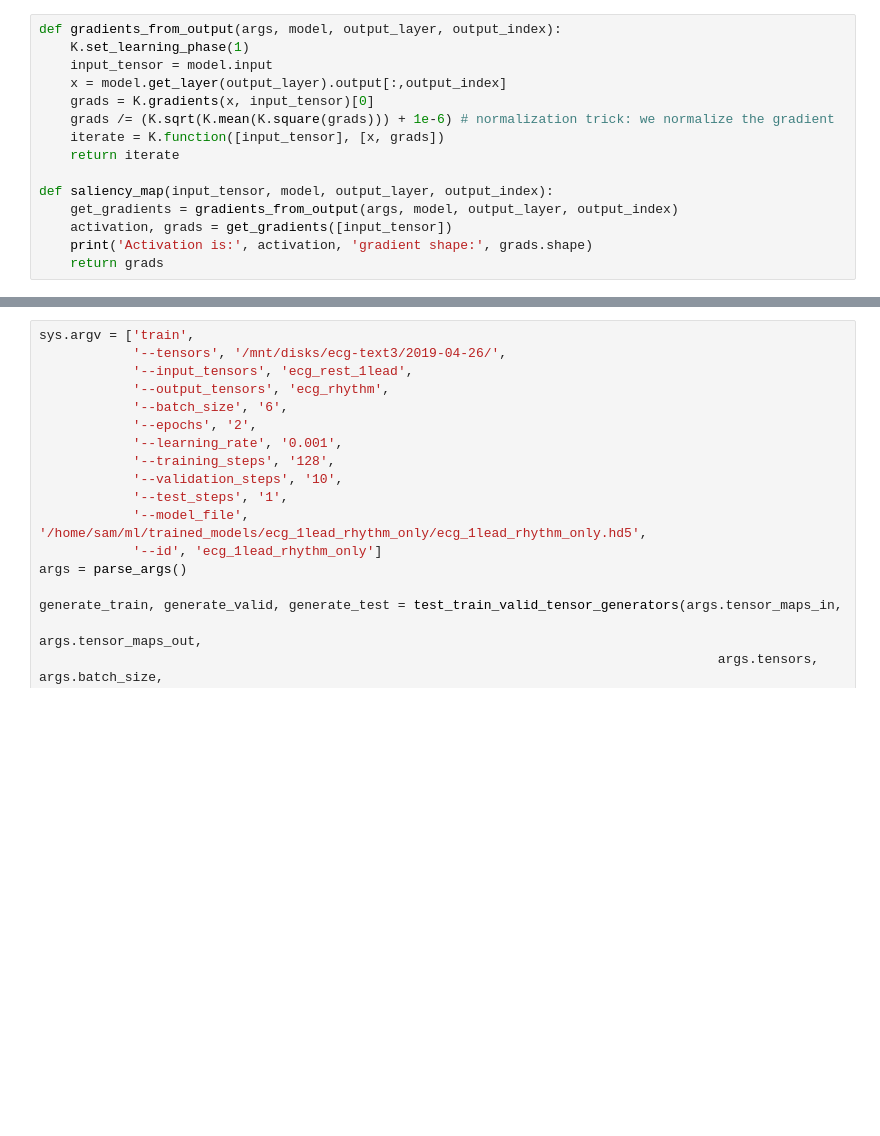
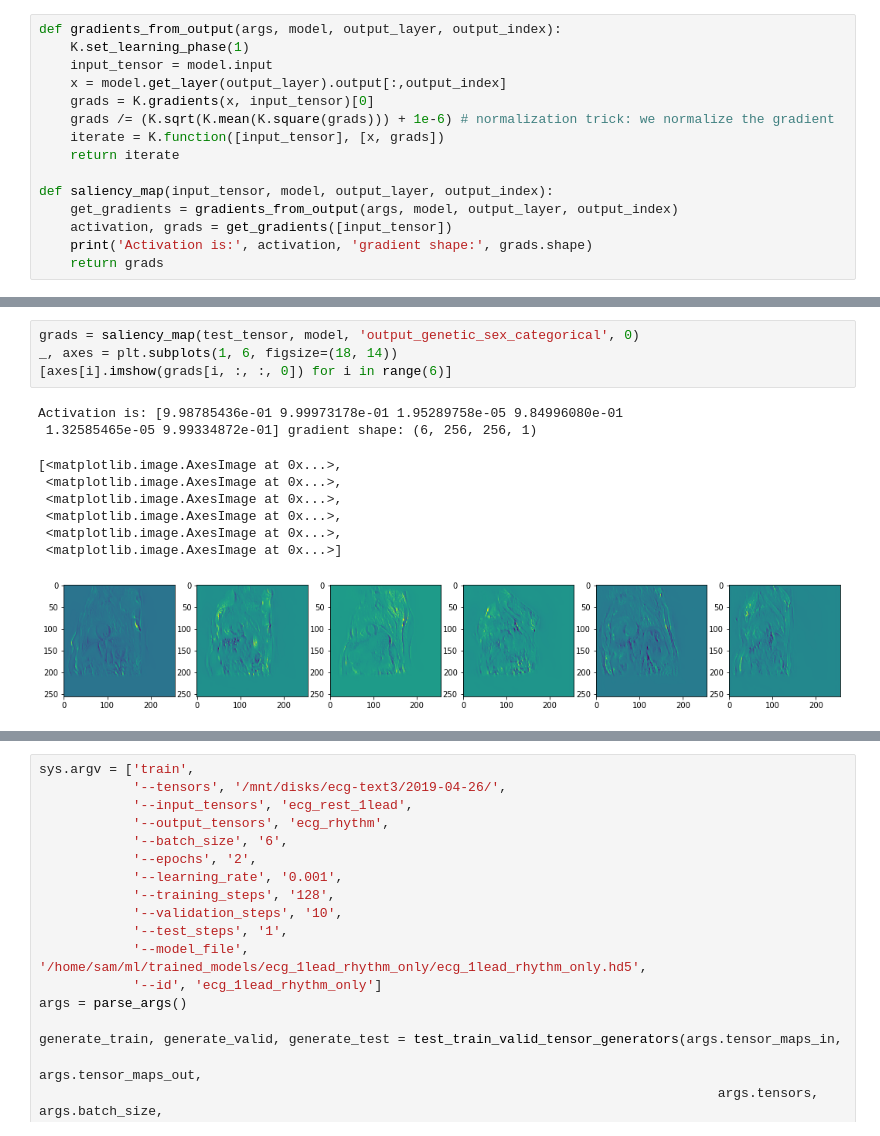
Before and after one commit to broadinstitute/ml4h, a Jupyter notebook: notebooks/saliency_maps.ipynb, the cells around one changed output, grey strips where cells are left out. Saved outputs shown, nothing was run; the diff lists cells and outputs as text; blank space fills up the shorter version.

Commit message:
add age bmi and sex saliency

```diff
--- a/notebooks/saliency_maps.ipynb
+++ b/notebooks/saliency_maps.ipynb
@@ -122,0 +263,14 @@ _, axes = plt.subplots(1, 6, figsize=(18, 14))
+# %%
+grads = saliency_map(test_tensor, model, 'output_genetic_sex_categorical', 0)
+_, axes = plt.subplots(1, 6, figsize=(18, 14))
+[axes[i].imshow(grads[i, :, :, 0]) for i in range(6)]
+# %% [output]
+Activation is: [9.98785436e-01 9.99973178e-01 1.95289758e-05 9.84996080e-01
+ 1.32585465e-05 9.99334872e-01] gradient shape: (6, 256, 256, 1)
+[<matplotlib.image.AxesImage at 0x...>,
+ <matplotlib.image.AxesImage at 0x...>,
+ <matplotlib.image.AxesImage at 0x...>,
+ <matplotlib.image.AxesImage at 0x...>,
+ <matplotlib.image.AxesImage at 0x...>,
+ <matplotlib.image.AxesImage at 0x...>]
+[figure, added]
```
Also changed, not shown: parts of 15 cells of this notebook.
